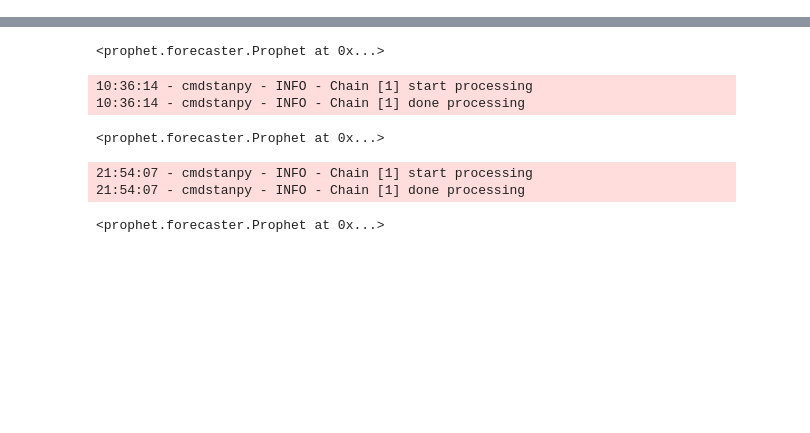
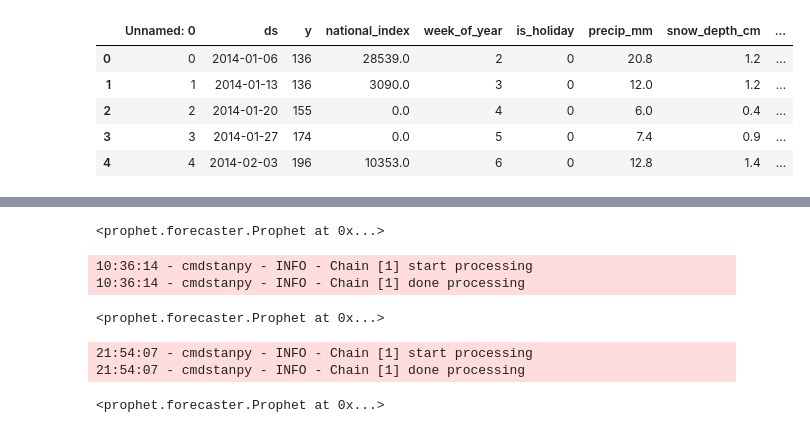
Before and after one commit to Hit-rajput/blood-supply-risk-monitor, a Jupyter notebook: src/models/prophet_train.ipynb, the cells around one changed output, grey strips where cells are left out. Drawn from its saved outputs; the diff is of its cells as text; code cells hidden in the pictures; blank space fills up the shorter version.

```diff
--- a/src/models/prophet_train.ipynb
+++ b/src/models/prophet_train.ipynb
@@ -10,0 +30,9 @@ df_final['ds'] = pd.to_datetime(df_final['ds'])
+# %%
+df_final.head()
+# %% [output]
+|  | Unnamed: 0 | ds | y | national_index | week_of_year | is_holiday | precip_mm | snow_depth_cm | ... |
+| 0 | 0 | 2014-01-06 | 136 | 28539.0 | 2 | 0 | 20.8 | 1.2 | ... |
+| 1 | 1 | 2014-01-13 | 136 | 3090.0 | 3 | 0 | 12.0 | 1.2 | ... |
+| 2 | 2 | 2014-01-20 | 155 | 0.0 | 4 | 0 | 6.0 | 0.4 | ... |
+| 3 | 3 | 2014-01-27 | 174 | 0.0 | 5 | 0 | 7.4 | 0.9 | ... |
+| 4 | 4 | 2014-02-03 | 196 | 10353.0 | 6 | 0 | 12.8 | 1.4 | ... |
```
Also changed, not shown: parts of 3 cells of this notebook, 8 other files.
